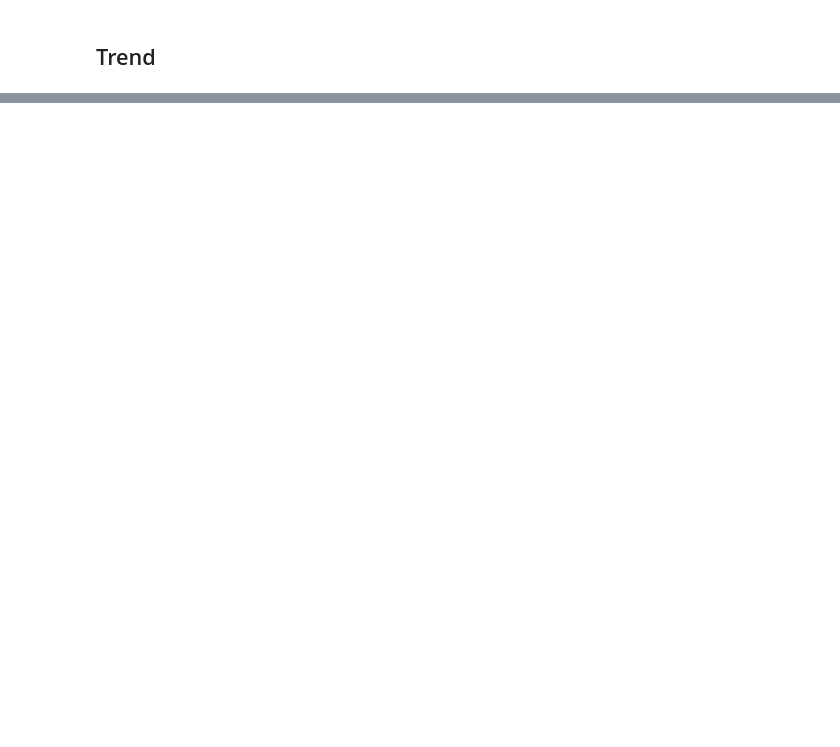
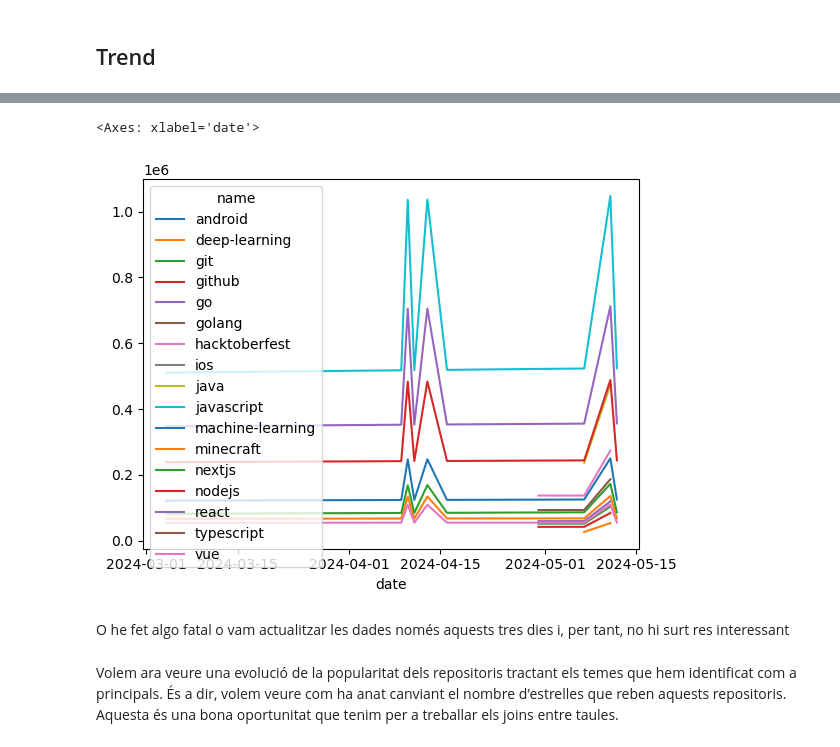
Before and after one commit to PinewoodPip/DatabasesProject, a Jupyter notebook: JupyterNotebook/analisis_projecte.ipynb, the cells around one changed output, grey strips where cells are left out. Drawn from its saved outputs; the diff is of its cells as text; code cells hidden in the pictures; blank space fills up the shorter version.

```diff
--- a/JupyterNotebook/analisis_projecte.ipynb
+++ b/JupyterNotebook/analisis_projecte.ipynb
@@ -326,5 +229,5 @@ df_topics.tail(5)
 # %%
-query = "SELECT * FROM TopicVisits;"
+query = "SELECT CAST(date AS Date) AS date, name, repositories, followers FROM TopicVisits;"
 
 _, df_topic_visits = execute_select_query(cursor, query)
 df_topic_visits.head(5)
@@ -972,0 +359,5 @@ Per tant, com a resultat, podem concloure que els missatges estan enfocats a cla
+# %%
+df_topic_visits_n_cut = df_topic_visits[df_topic_visits["name"].isin(n_topics_name)]
+df_topicv_repos = df_topic_visits_n_cut[["date", "name", "repositories"]]
+n_topics_name
+display(df_topic_visits_n_cut)
@@ -972,0 +378,9 @@ Per tant, com a resultat, podem concloure que els missatges estan enfocats a cla
+# %%
+df_topicv_repos.pivot_table(index='date', columns="name", values="repositories", aggfunc="sum").plot()
+# %% [output]
+<Axes: xlabel='date'>
+[figure, added]
+# %% [markdown]
+O he fet algo fatal o vam actualitzar les dades només aquests tres dies i, per tant, no hi surt res interessant
+# %% [markdown]
+Volem ara veure una evolució de la popularitat dels repositoris tractant els temes que hem identificat com a principals. És a dir, volem veure com ha anat canviant el nombre d'estrelles que reben aquests repositoris. Aquesta és una bona oportunitat que tenim per a treballar els joins entre taules.
```
Also changed, not shown: parts of 95 cells of this notebook.
